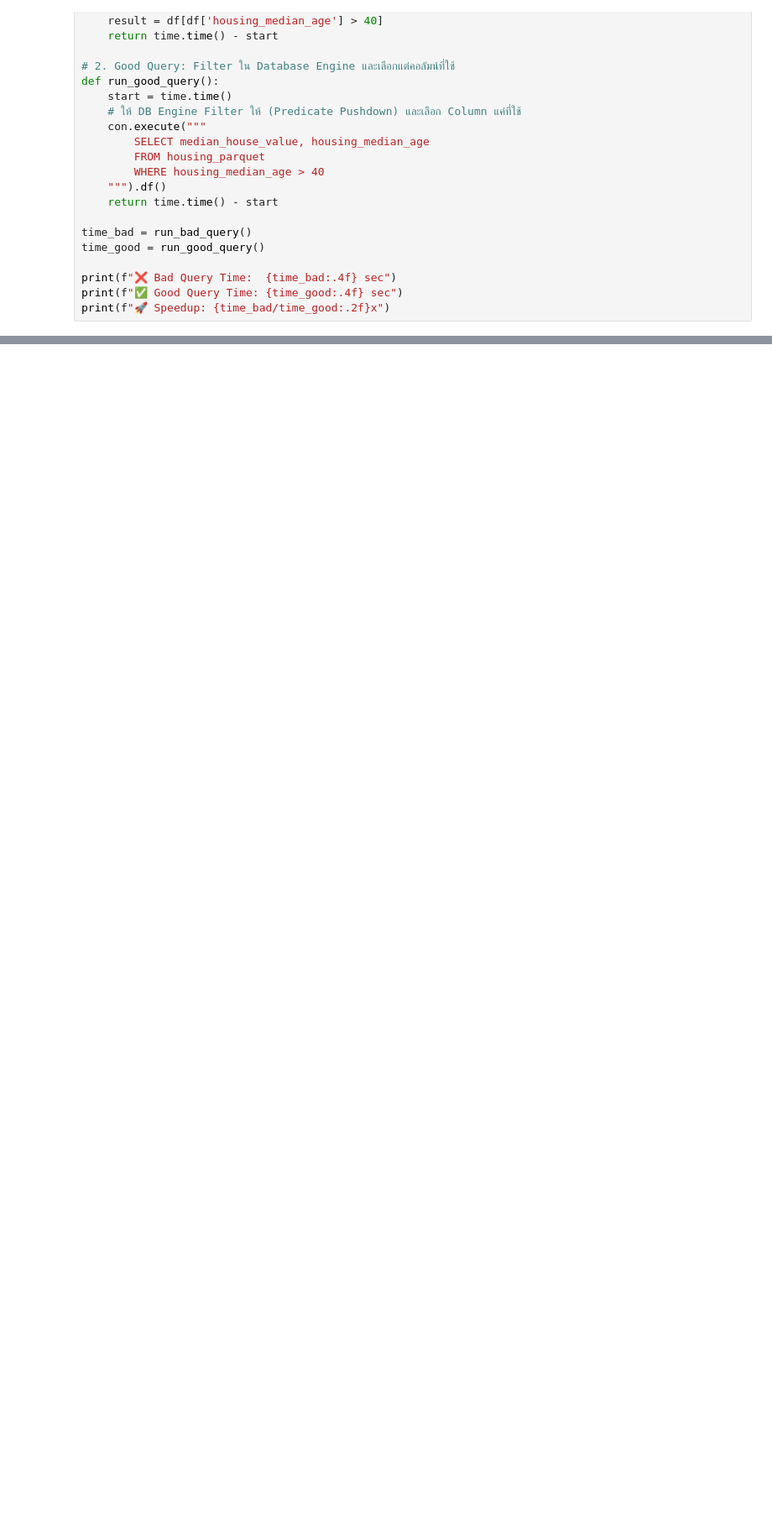
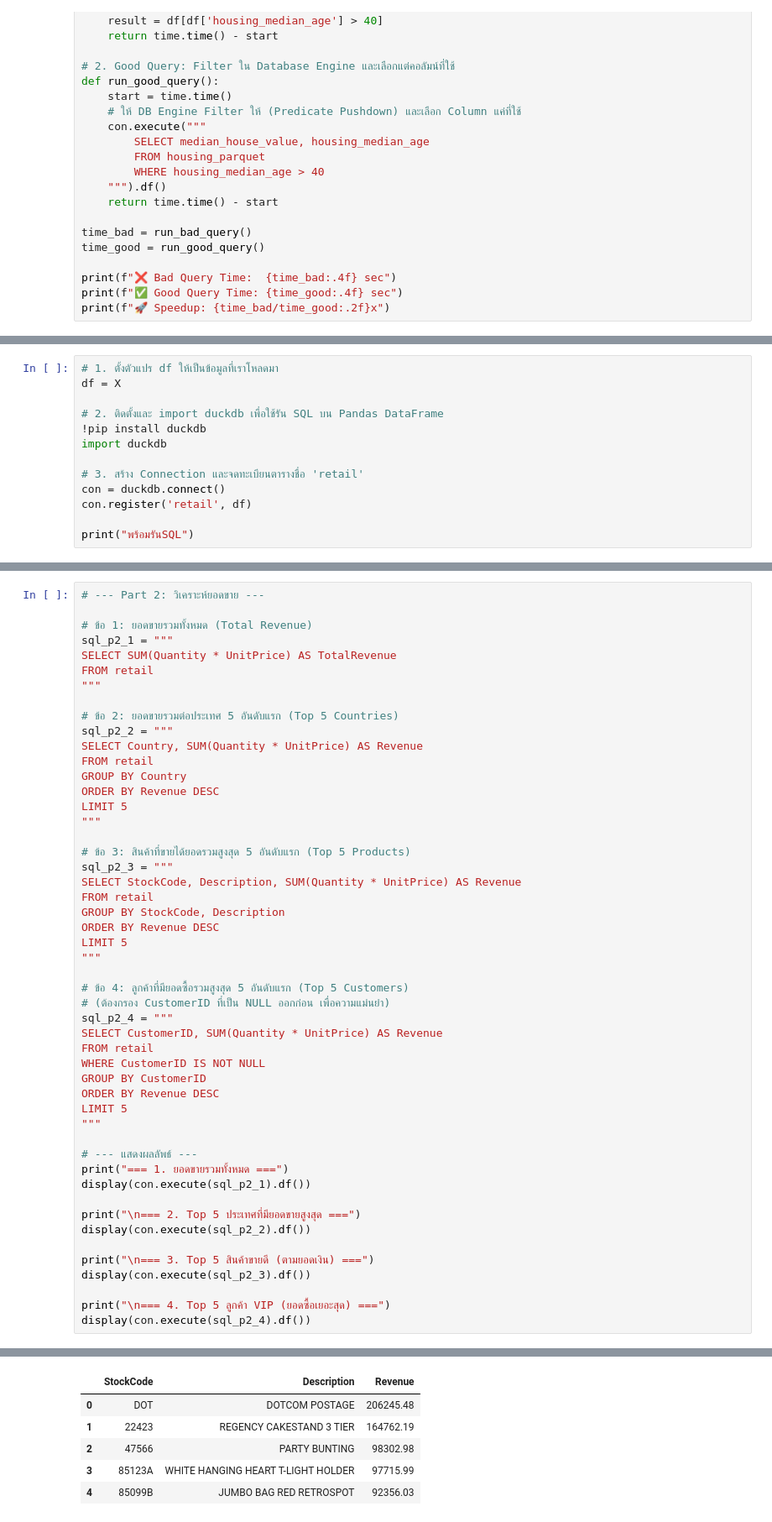
Before and after one commit to orel006/128-356-Big-Data, a Jupyter notebook: bigdata_week3_sql_duckdb_to_spark.ipynb, the cells around one changed output, grey strips where cells are left out. Shown at 84% size. Cells and saved outputs as stored; diff of their text form; blank space fills up the shorter version.

```diff
--- a/bigdata_week3_sql_duckdb_to_spark.ipynb
+++ b/bigdata_week3_sql_duckdb_to_spark.ipynb
@@ -822,0 +969,13 @@ spark.sql(spark_sql).show()
+# %%
+# 1. ตั้งตัวแปร df ให้เป็นข้อมูลที่เราโหลดมา
+df = X
+
+# 2. ติดตั้งและ import duckdb เพื่อใช้รัน SQL บน Pandas DataFrame
+!pip install duckdb
+import duckdb
+
+# 3. สร้าง Connection และจดทะเบียนตารางชื่อ 'retail'
+con = duckdb.connect()
+con.register('retail', df)
+
+print("พร้อมรันSQL")
@@ -822,0 +1018,51 @@ spark.sql(spark_sql).show()
+# %%
+# --- Part 2: วิเคราะห์ยอดขาย ---
+
+# ข้อ 1: ยอดขายรวมทั้งหมด (Total Revenue)
+sql_p2_1 = """
+SELECT SUM(Quantity * UnitPrice) AS TotalRevenue
+FROM retail
+"""
+
+# ข้อ 2: ยอดขายรวมต่อประเทศ 5 อันดับแรก (Top 5 Countries)
+sql_p2_2 = """
+SELECT Country, SUM(Quantity * UnitPrice) AS Revenue
+FROM retail
+GROUP BY Country
+ORDER BY Revenue DESC
+LIMIT 5
+"""
+
+# ข้อ 3: สินค้าที่ขายได้ยอดรวมสูงสุด 5 อันดับแรก (Top 5 Products)
+sql_p2_3 = """
+SELECT StockCode, Description, SUM(Quantity * UnitPrice) AS Revenue
+FROM retail
+GROUP BY StockCode, Description
+ORDER BY Revenue DESC
+LIMIT 5
+"""
+
+# ข้อ 4: ลูกค้าที่มียอดซื้อรวมสูงสุด 5 อันดับแรก (Top 5 Customers)
+# (ต้องกรอง CustomerID ที่เป็น NULL ออกก่อน เพื่อความแม่นยำ)
+sql_p2_4 = """
+SELECT CustomerID, SUM(Quantity * UnitPrice) AS Revenue
+FROM retail
+WHERE CustomerID IS NOT NULL
+GROUP BY CustomerID
+ORDER BY Revenue DESC
+LIMIT 5
+"""
+
+# --- แสดงผลลัพธ์ ---
+print("=== 1. ยอดขายรวมทั้งหมด ===")
+display(con.execute(sql_p2_1).df())
+
+print("\n=== 2. Top 5 ประเทศที่มียอดขายสูงสุด ===")
+display(con.execute(sql_p2_2).df())
+
+print("\n=== 3. Top 5 สินค้าขายดี (ตามยอดเงิน) ===")
+display(con.execute(sql_p2_3).df())
+
+print("\n=== 4. Top 5 ลูกค้า VIP (ยอดซื้อเยอะสุด) ===")
+display(con.execute(sql_p2_4).df())
+# %% [output]
@@ -822,0 +1080,6 @@ spark.sql(spark_sql).show()
+|  | StockCode | Description | Revenue |
+| 0 | DOT | DOTCOM POSTAGE | 206245.48 |
+| 1 | 22423 | REGENCY CAKESTAND 3 TIER | 164762.19 |
+| 2 | 47566 | PARTY BUNTING | 98302.98 |
+| 3 | 85123A | WHITE HANGING HEART T-LIGHT HOLDER | 97715.99 |
+| 4 | 85099B | JUMBO BAG RED RETROSPOT | 92356.03 |
```
Also changed, not shown: parts of 23 cells of this notebook.
